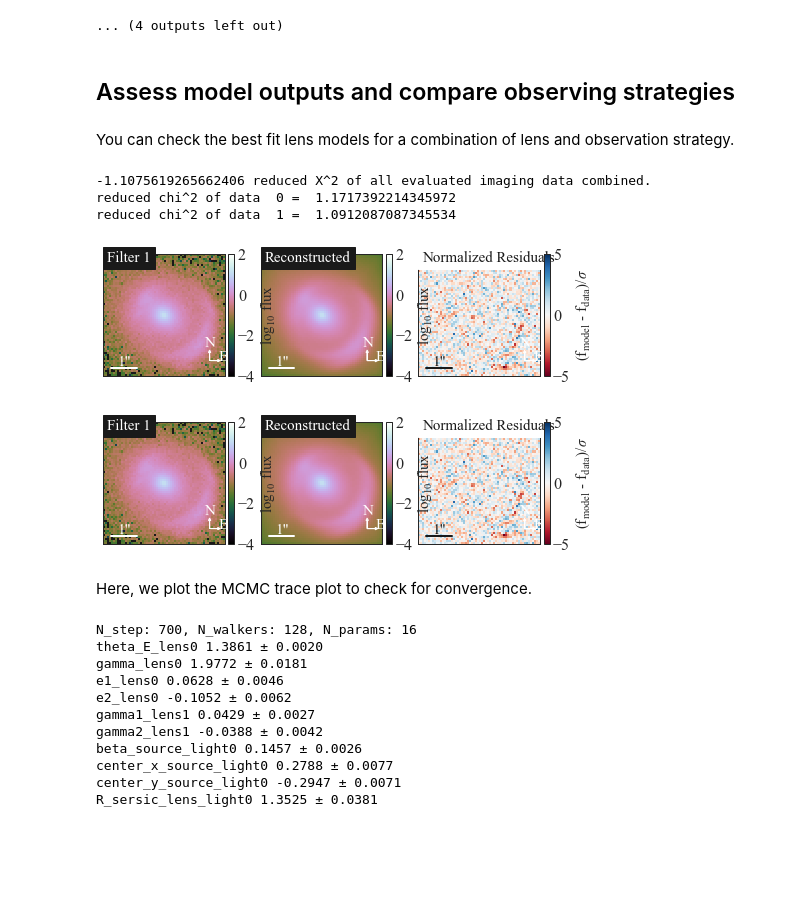
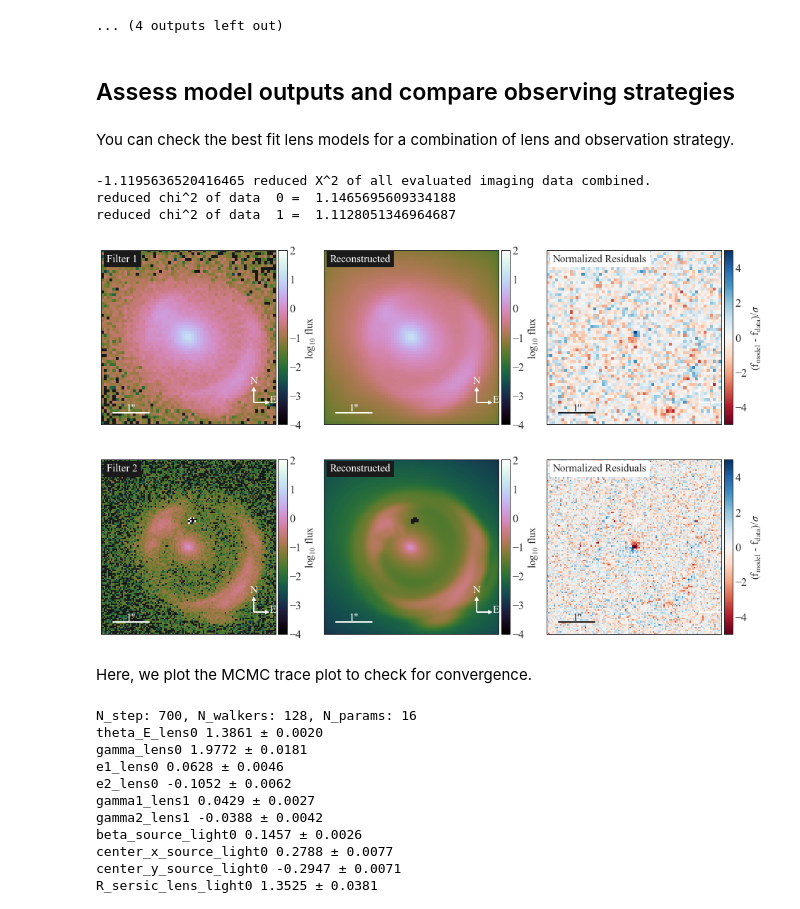
Before and after one commit to ajshajib/LensingETC, a Jupyter notebook: Lensing exposure time calculator.ipynb, the cells around one changed output. Saved outputs shown, nothing was run; the diff lists cells and outputs as text; code cells hidden in the pictures; blank space fills up the shorter version.

```diff
--- a/Lensing exposure time calculator.ipynb
+++ b/Lensing exposure time calculator.ipynb
@@ -239,18 +239,17 @@ Sampling iterations (in current run): 700
 3885.1861321926117 time taken for MCMC sampling
 Running lens: 4/5, scenario: 3/3
 ... (4 outputs left out)
-# %% [markdown]
-## Assess model outputs and compare observing strategies
-# %% [markdown]
-You can check the best fit lens models for a combination of lens and observation strategy.
+# %% [markdown]
+## Assess model outputs and compare observing strategies
+# %% [markdown]
+You can check the best fit lens models for a combination of lens and observation strategy.
 # %%
-lensing_etc.plot_lens_models('hst_snap', 0, 0)
+lensing_etc.plot_lens_models(run_id='hst_snap', num_lens=0, num_scenario=2, num_filters=2);
 # %% [output]
--1.1075619265662406 reduced X^2 of all evaluated imaging data combined.
-reduced chi^2 of data  0 =  1.1717392214345972
-reduced chi^2 of data  1 =  1.0912087087345534
+-1.1195636520416465 reduced X^2 of all evaluated imaging data combined.
+reduced chi^2 of data  0 =  1.1465695609334188
+reduced chi^2 of data  1 =  1.1128051346964687
-[figure, old version]
+[figure, new version]
-[figure, removed]
-# %% [markdown]
-Here, we plot the MCMC trace plot to check for convergence.
+# %% [markdown]
+Here, we plot the MCMC trace plot to check for convergence.
 # %%
```
Also changed, not shown: parts of 32 cells of this notebook.
